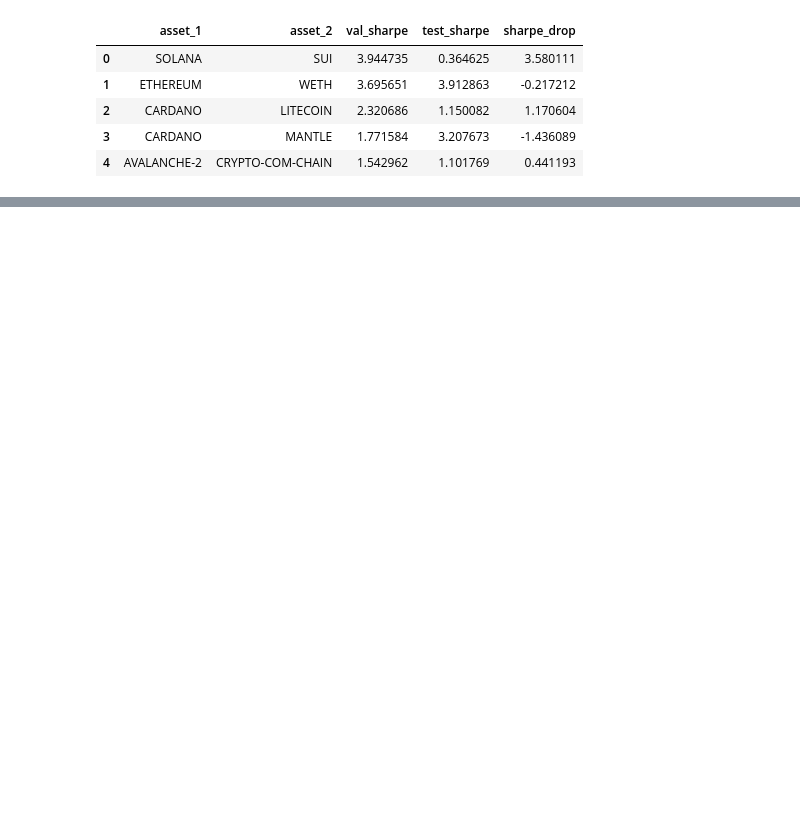
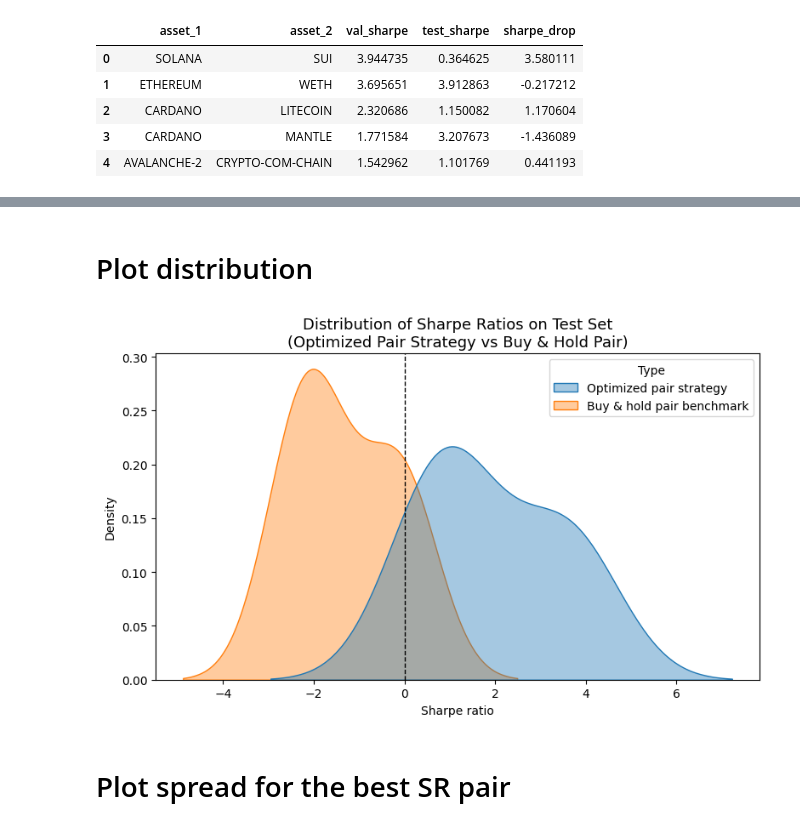
Before and after one commit to TanaP06/pair-trading-crypto, a Jupyter notebook: 03_pair_trading_strategy.ipynb, the cells around one changed output, grey strips where cells are left out. Saved outputs shown, nothing was run; the diff lists cells and outputs as text; code cells hidden in the pictures; blank space fills up the shorter version.

```diff
--- a/03_pair_trading_strategy.ipynb
+++ b/03_pair_trading_strategy.ipynb
@@ -569,0 +528,15 @@ plt.show()
+# %%
+benchmark_results["strategy_sharpe_annual"] = (
+    benchmark_results["strategy_sharpe"] * np.sqrt(252)
+)
+
+benchmark_results["bh_pair_sharpe_annual"] = (
+    benchmark_results["bh_pair_sharpe"] * np.sqrt(252)
+)
+
+benchmark_results["sharpe_diff_annual"] = (
+    benchmark_results["strategy_sharpe_annual"]
+    - benchmark_results["bh_pair_sharpe_annual"]
+)
+
+benchmark_results
@@ -569,0 +550,40 @@ plt.show()
+# %% [markdown]
+# Plot distribution
+# %%
+plot_df = pd.DataFrame({
+    "Sharpe ratio": pd.concat([
+        benchmark_results["strategy_sharpe"],
+        benchmark_results["bh_pair_sharpe"]
+    ], ignore_index=True),
+    "Type": (
+        ["Optimized pair strategy"] * len(benchmark_results) +
+        ["Buy & hold pair benchmark"] * len(benchmark_results)
+    )
+})
+
+plt.figure(figsize=(8, 5))
+
+sns.kdeplot(
+    data=plot_df,
+    x="Sharpe ratio",
+    hue="Type",
+    fill=True,
+    alpha=0.4,
+    common_norm=False
+)
+
+plt.axvline(0, color="black", linestyle="--", linewidth=1)
+
+plt.title(
+    "Distribution of Sharpe Ratios on Test Set\n(Optimized Pair Strategy vs Buy & Hold Pair)",
+    fontsize=13
+)
+plt.xlabel("Sharpe ratio")
+plt.ylabel("Density")
+
+plt.tight_layout()
+plt.show()
+# %% [output]
+[figure, added]
+# %% [markdown]
+# Plot spread for the best SR pair
```
Also changed, not shown: parts of 19 cells of this notebook, 2 other files.
